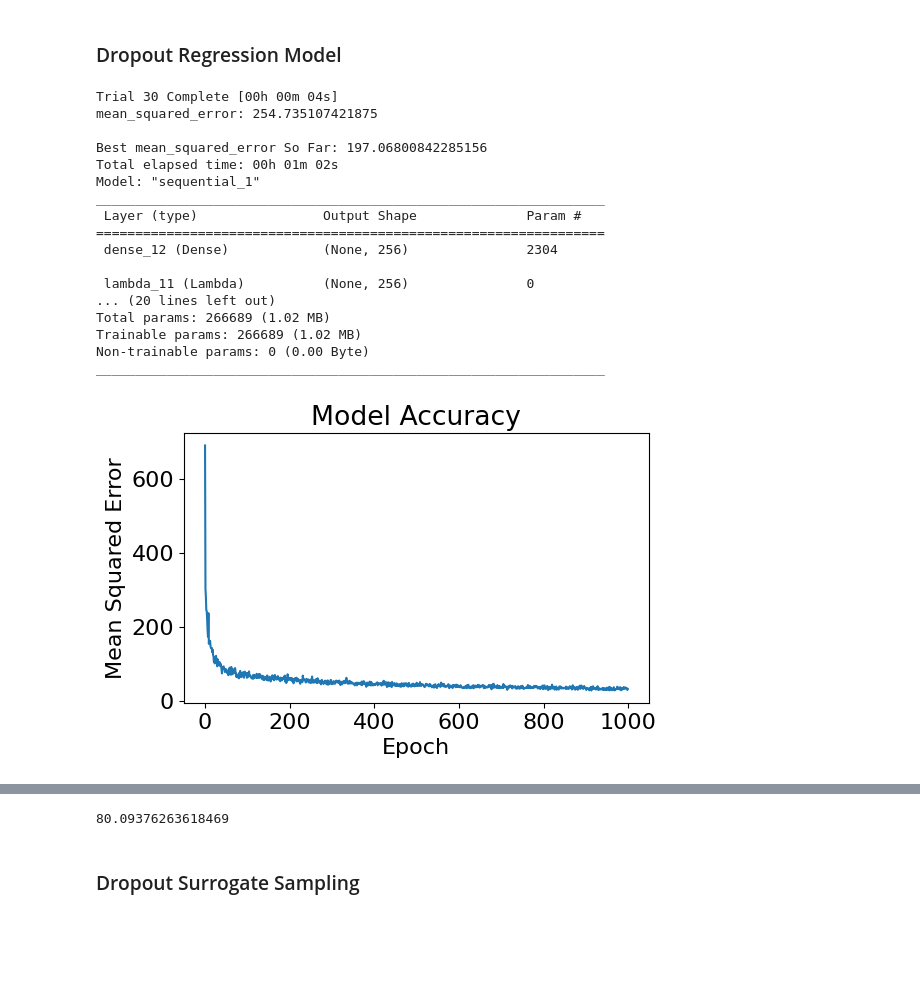
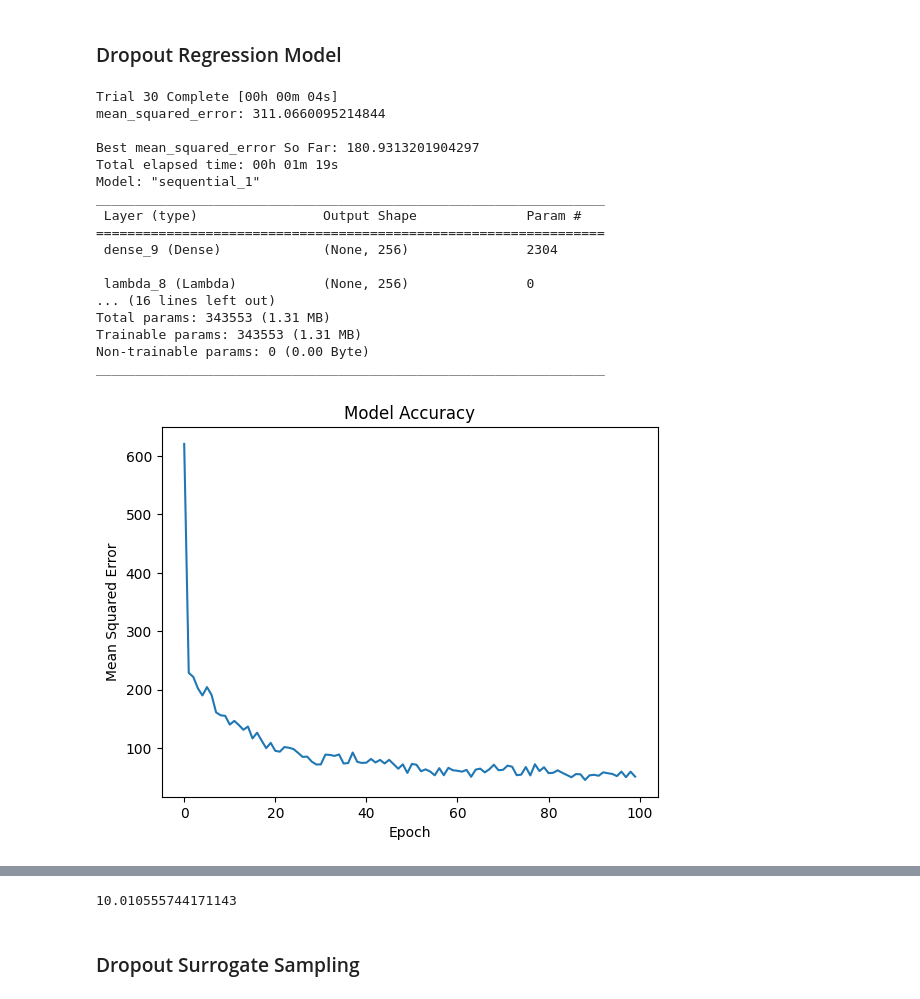
Before and after one commit to cnfranzen/RegressionEval, a Jupyter notebook: PartialEvalConc.ipynb, the cells around one changed output, grey strips where cells are left out. Drawn from its saved outputs; the diff is of its cells as text; code cells hidden in the pictures; blank space fills up the shorter version.

```diff
--- a/PartialEvalConc.ipynb
+++ b/PartialEvalConc.ipynb
@@ -138,25 +138,25 @@ array([32.95336461, 32.79201603, 33.06965804, 32.50227237, 32.92100334])
 # %%
 # Tune for data using hyperband and create model
 reg_evaluator = create_model(X_train, y_train, model_type = "drop", min_layers = 2, max_layers = 10, min_value = 32, max_value = 512, step = 32)
 
 # View Model Architecture and Plot History of MSE and Loss over Epochs
-plot_model(X_train, y_train, reg_evaluator, n_epochs=1000)
+plot_model(X_train, y_train, reg_evaluator, n_epochs=100)
 # %% [output]
 Trial 30 Complete [00h 00m 04s]
-mean_squared_error: 254.735107421875
+mean_squared_error: 311.0660095214844
 
-Best mean_squared_error So Far: 197.06800842285156
-Total elapsed time: 00h 01m 02s
+Best mean_squared_error So Far: 180.9313201904297
+Total elapsed time: 00h 01m 19s
 Model: "sequential_1"
 _________________________________________________________________
  Layer (type)                Output Shape              Param #
 =================================================================
- dense_12 (Dense)            (None, 256)               2304
+ dense_9 (Dense)             (None, 256)               2304
 
- lambda_11 (Lambda)          (None, 256)               0
-... (20 lines left out)
-Total params: 266689 (1.02 MB)
-Trainable params: 266689 (1.02 MB)
+ lambda_8 (Lambda)           (None, 256)               0
+... (16 lines left out)
+Total params: 343553 (1.31 MB)
+Trainable params: 343553 (1.31 MB)
 Non-trainable params: 0 (0.00 Byte)
 _________________________________________________________________
-[figure, old version]
+[figure, new version]
@@ -164,4 +164,4 @@ _________________________________________________________________
-80.09376263618469
+10.010555744171143
 # %% [markdown]
 ### Dropout Surrogate Sampling
 # %%
```
Also changed, not shown: parts of 11 cells of this notebook, 2 other files.
